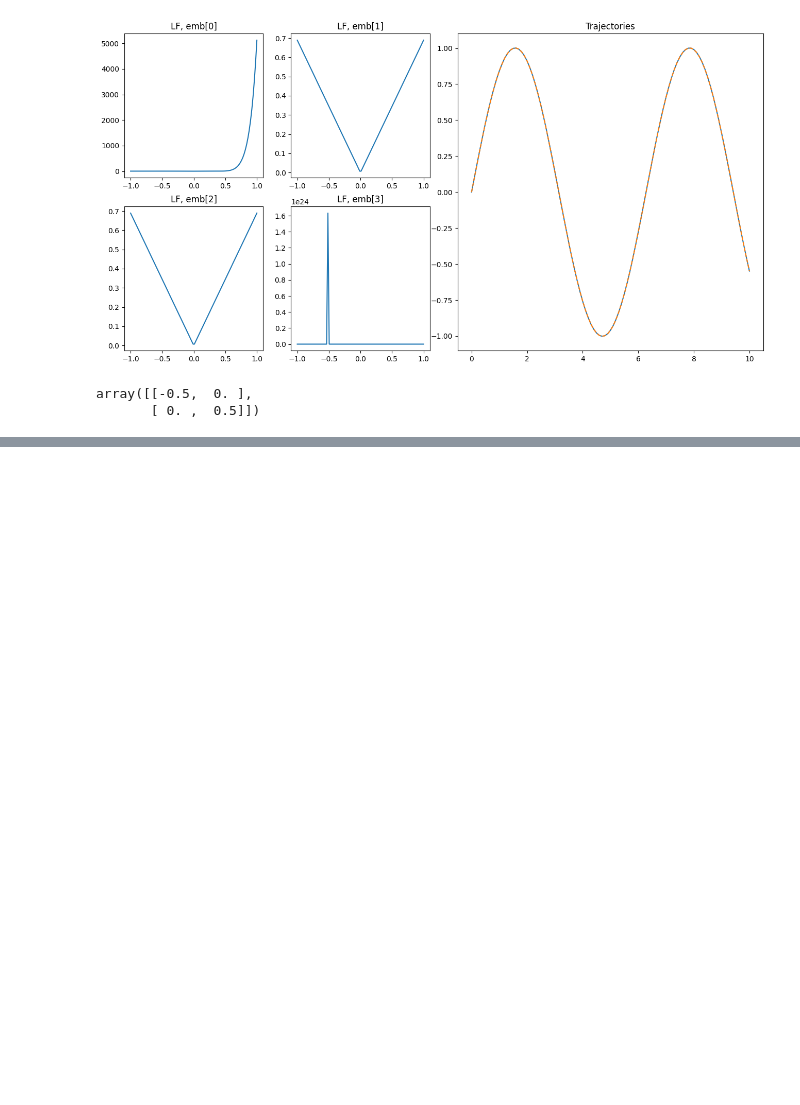
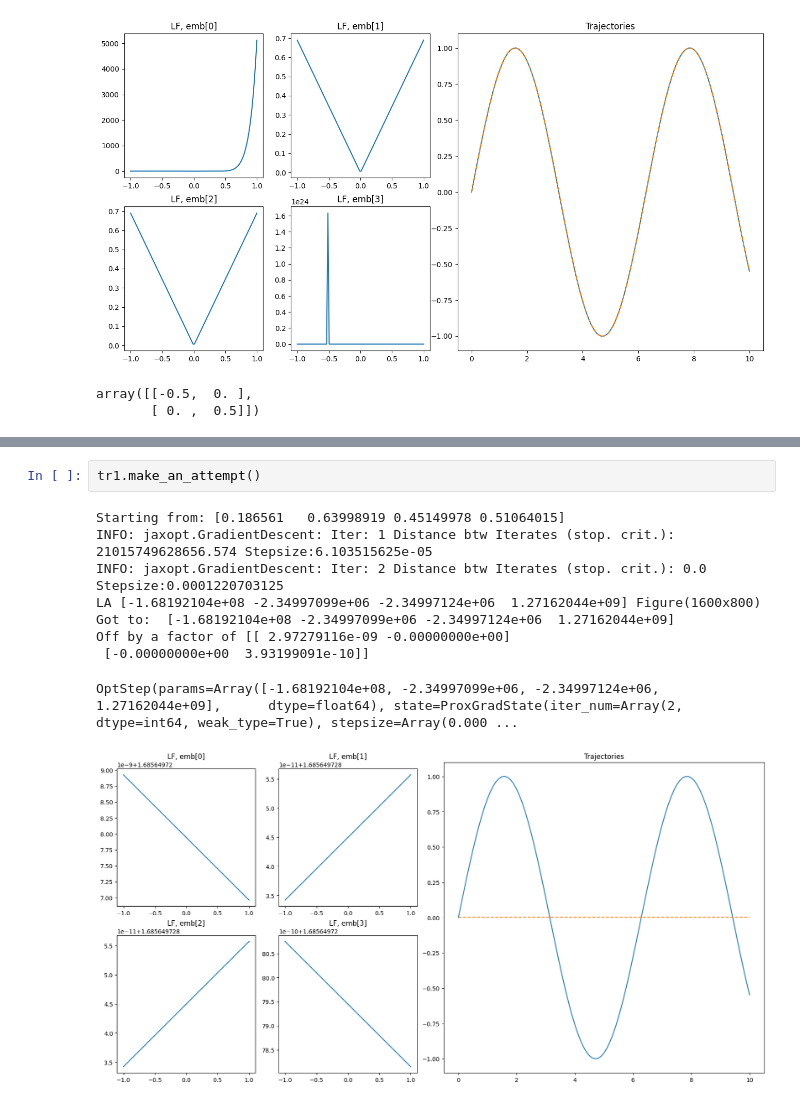
Before and after one commit to joshuacoles/slimpletic-jax, a Jupyter notebook: loss_fn/loss_fns.ipynb, the cells around one changed output, grey strips where cells are left out. Drawn from its saved outputs; the diff is of its cells as text; blank space fills up the shorter version.

```diff
--- a/loss_fn/loss_fns.ipynb
+++ b/loss_fn/loss_fns.ipynb
@@ -690,0 +848,12 @@ array([[-0.5,  0. ],
+# %%
+tr1.make_an_attempt()
+# %% [output]
+Starting from: [0.186561   0.63998919 0.45149978 0.51064015]
+INFO: jaxopt.GradientDescent: Iter: 1 Distance btw Iterates (stop. crit.): 21015749628656.574 Stepsize:6.103515625e-05
+INFO: jaxopt.GradientDescent: Iter: 2 Distance btw Iterates (stop. crit.): 0.0 Stepsize:0.0001220703125
+LA [-1.68192104e+08 -2.34997099e+06 -2.34997124e+06  1.27162044e+09] Figure(1600x800)
+Got to:  [-1.68192104e+08 -2.34997099e+06 -2.34997124e+06  1.27162044e+09]
+Off by a factor of [[ 2.97279116e-09 -0.00000000e+00]
+ [-0.00000000e+00  3.93199091e-10]]
+OptStep(params=Array([-1.68192104e+08, -2.34997099e+06, -2.34997124e+06,  1.27162044e+09],      dtype=float64), state=ProxGradState(iter_num=Array(2, dtype=int64, weak_type=True), stepsize=Array(0.000 ...
+[figure, added]
```
Also changed, not shown: parts of 18 cells of this notebook.
